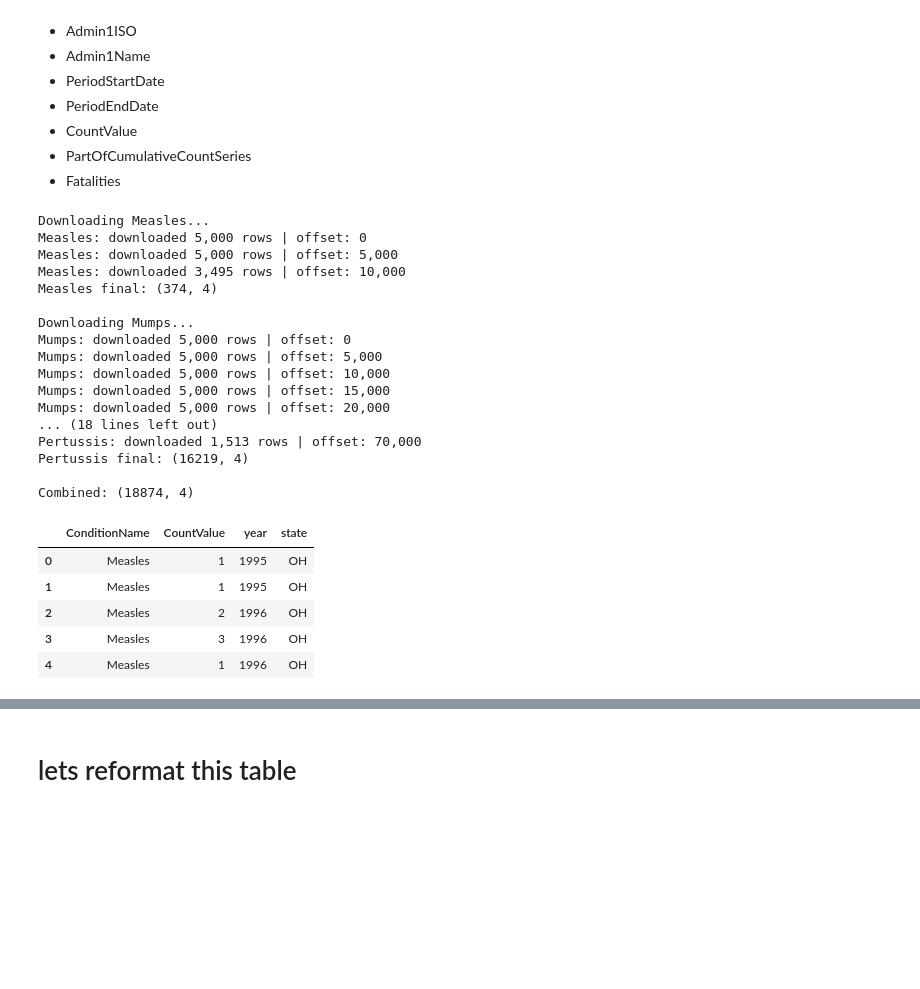
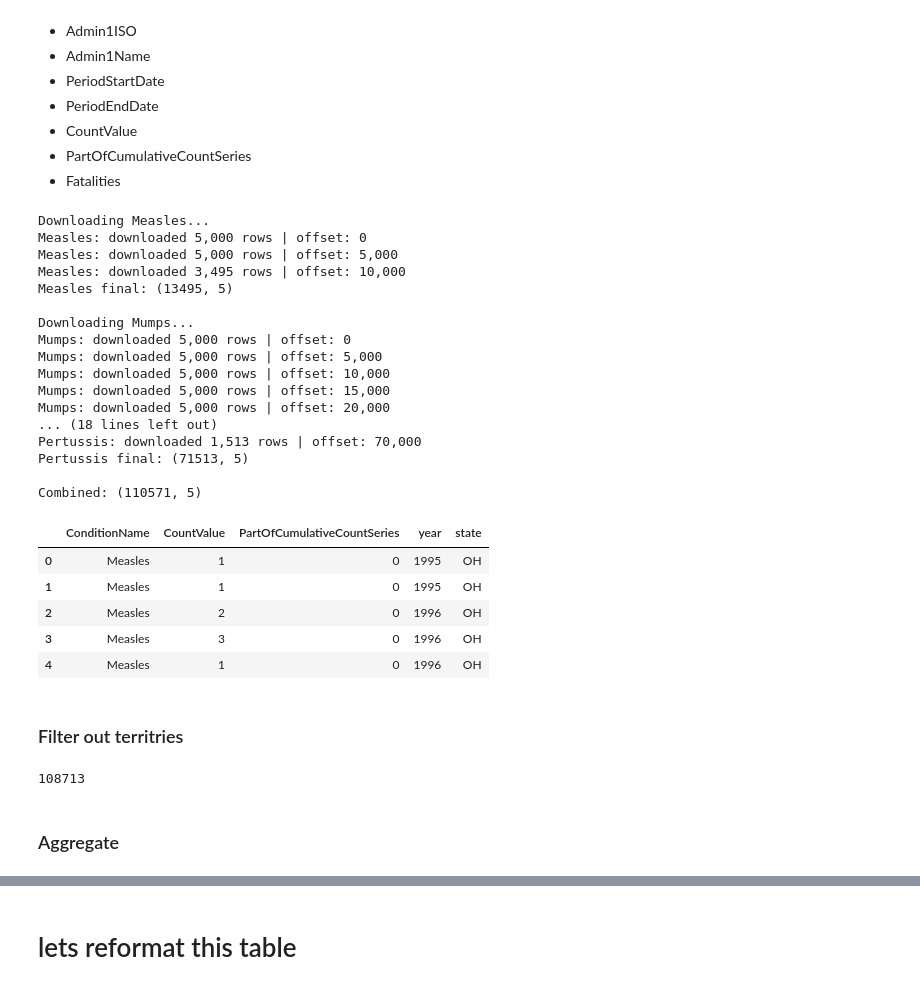
Before and after one commit to FusRaDa/biot670i_capstone_vaccination_project, a Jupyter notebook: rada_notebooks/99_tycho_api.ipynb, the cells around one changed output, grey strips where cells are left out. Cells and saved outputs as stored; diff of their text form; code cells hidden in the pictures; blank space fills up the shorter version.

Commit message:
analyze by state next

```diff
--- a/rada_notebooks/99_tycho_api.ipynb
+++ b/rada_notebooks/99_tycho_api.ipynb
@@ -104,54 +104,60 @@ for disease in diseases:
         .astype(str)
     )
 
-    df = df[
-        df["PartOfCumulativeCountSeries"] == 0
-    ]
-
     df.drop(
         columns=[
             "Admin1ISO",
             "PeriodEndDate",
-            "PartOfCumulativeCountSeries"
         ],
         inplace=True
     )
 
     print(f"{disease} final: {df.shape}")
 
     disease_dfs.append(df)
 
 
 # Combine all three diseases
 df = pd.concat(
     disease_dfs,
     ignore_index=True
 )
 
 print("\nCombined:", df.shape)
 
 df.head()
 # %% [output]
 Downloading Measles...
 Measles: downloaded 5,000 rows | offset: 0
 Measles: downloaded 5,000 rows | offset: 5,000
 Measles: downloaded 3,495 rows | offset: 10,000
-Measles final: (374, 4)
+Measles final: (13495, 5)
 
 Downloading Mumps...
 Mumps: downloaded 5,000 rows | offset: 0
 Mumps: downloaded 5,000 rows | offset: 5,000
 Mumps: downloaded 5,000 rows | offset: 10,000
 Mumps: downloaded 5,000 rows | offset: 15,000
 Mumps: downloaded 5,000 rows | offset: 20,000
 ... (18 lines left out)
 Pertussis: downloaded 1,513 rows | offset: 70,000
-Pertussis final: (16219, 4)
+Pertussis final: (71513, 5)
 
-Combined: (18874, 4)
+Combined: (110571, 5)
-|  | ConditionName | CountValue | year | state |
-| 0 | Measles | 1 | 1995 | OH |
-| 1 | Measles | 1 | 1995 | OH |
-| 2 | Measles | 2 | 1996 | OH |
-| 3 | Measles | 3 | 1996 | OH |
-| 4 | Measles | 1 | 1996 | OH |
+|  | ConditionName | CountValue | PartOfCumulativeCountSeries | year | state |
+| 0 | Measles | 1 | 0 | 1995 | OH |
+| 1 | Measles | 1 | 0 | 1995 | OH |
+| 2 | Measles | 2 | 0 | 1996 | OH |
+| 3 | Measles | 3 | 0 | 1996 | OH |
+| 4 | Measles | 1 | 0 | 1996 | OH |
+# %% [markdown]
+### Filter out territries
+# %%
+territories = ["PR", "VI", "GU", "AS", "MP"]
+
+df = df[~df["state"].isin(territories)]
+len(df)
+# %% [output]
+108713
+# %% [markdown]
+### Aggregate
```
Also changed, not shown: parts of 10 cells of this notebook, 4 other files.
